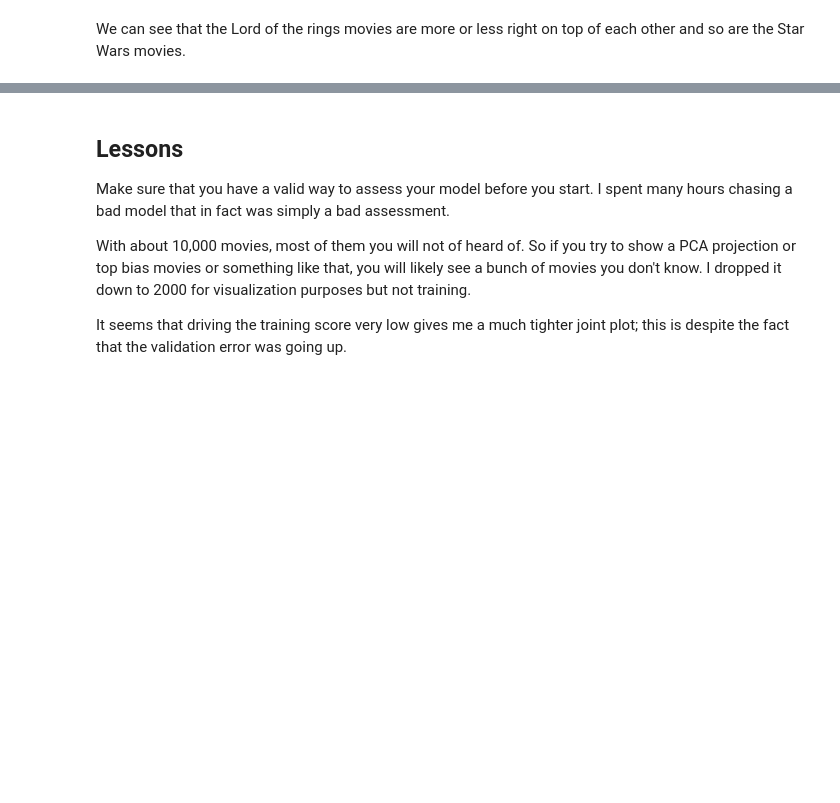
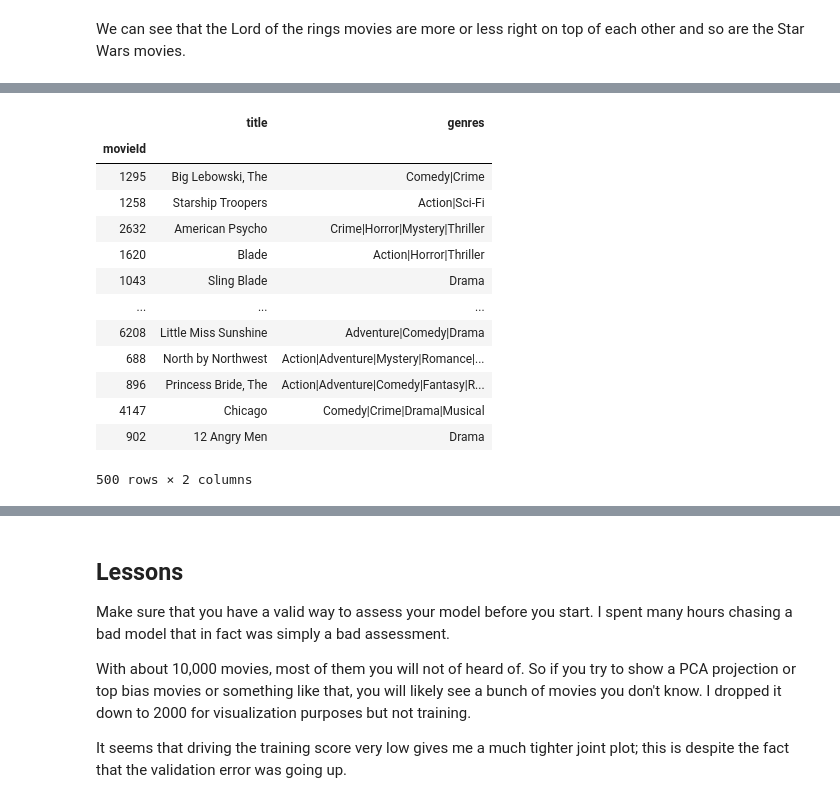
Before and after one commit to parrt/playdl, a Jupyter notebook: notebooks/collaborative-filtering-pytorch-optimizers.ipynb, the cells around one changed output, grey strips where cells are left out. Drawn from its saved outputs; the diff is of its cells as text; code cells hidden in the pictures; blank space fills up the shorter version.

```diff
--- a/notebooks/collaborative-filtering-pytorch-optimizers.ipynb
+++ b/notebooks/collaborative-filtering-pytorch-optimizers.ipynb
@@ -443,0 +490,17 @@ We can see that the Lord of the rings movies are more or less right on top of ea
+# %%
+df_sort.sort_values(by='f2')[['title','genres']]
+# %% [output]
+|  | title | genres |
+| movieId |  |  |
+| 1295 | Big Lebowski, The | Comedy|Crime |
+| 1258 | Starship Troopers | Action|Sci-Fi |
+| 2632 | American Psycho | Crime|Horror|Mystery|Thriller |
+| 1620 | Blade | Action|Horror|Thriller |
+| 1043 | Sling Blade | Drama |
+| ... | ... | ... |
+| 6208 | Little Miss Sunshine | Adventure|Comedy|Drama |
+| 688 | North by Northwest | Action|Adventure|Mystery|Romance|... |
+| 896 | Princess Bride, The | Action|Adventure|Comedy|Fantasy|R... |
+| 4147 | Chicago | Comedy|Crime|Drama|Musical |
+| 902 | 12 Angry Men | Drama |
+500 rows × 2 columns
```
Also changed, not shown: parts of 6 cells of this notebook.
